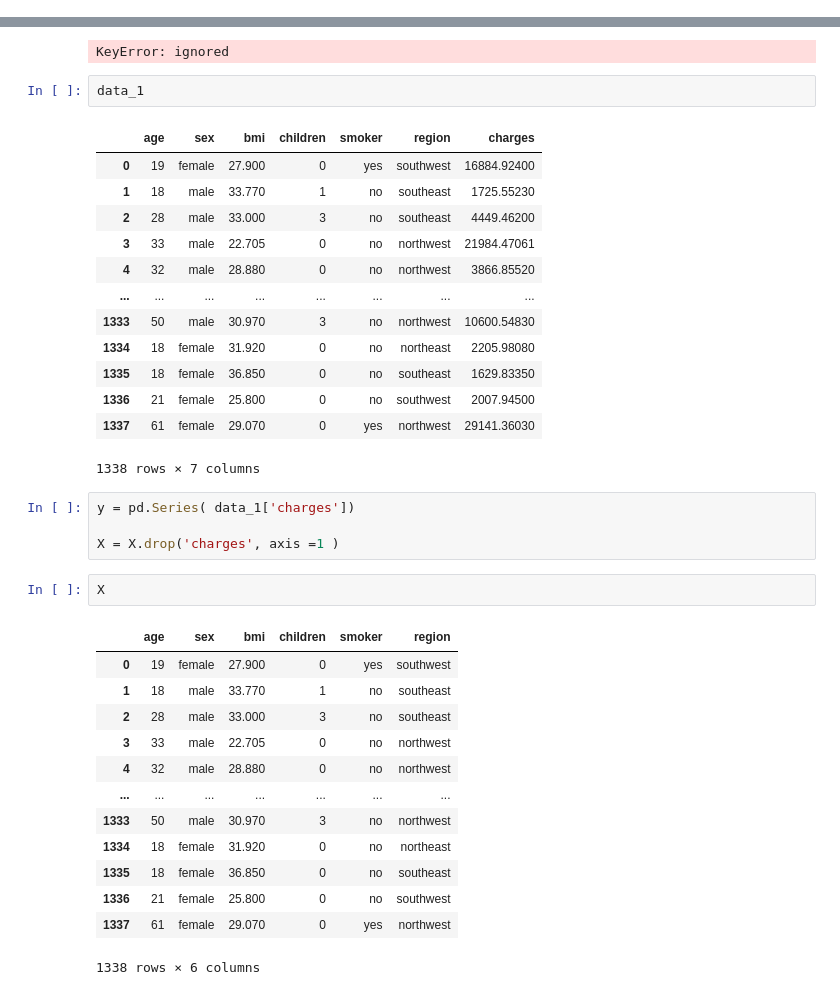
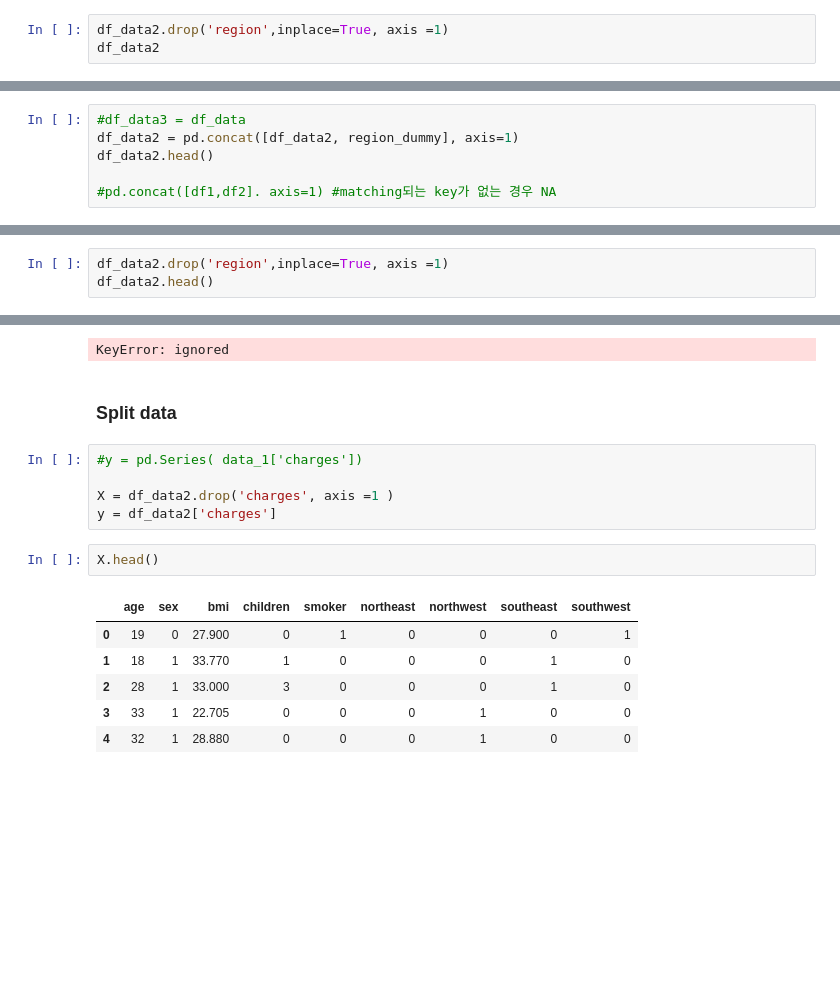
Before and after one commit to heejjj/Health_Bio_AI, a Jupyter notebook: Medical_Cost_Personal_Datasets_group3_HJ.ipynb, the cells around one changed output, grey strips where cells are left out. Cells and saved outputs as stored; diff of their text form; blank space fills up the shorter version.

```diff
--- a/Medical_Cost_Personal_Datasets_group3_HJ.ipynb
+++ b/Medical_Cost_Personal_Datasets_group3_HJ.ipynb
@@ -179,0 +211,3 @@ df_data2.head()
+# %%
+df_data2.drop('region',inplace=True, axis =1)
+df_data2
@@ -179,0 +228,6 @@ df_data2.head()
+# %%
+#df_data3 = df_data
+df_data2 = pd.concat([df_data2, region_dummy], axis=1)
+df_data2.head()
+
+#pd.concat([df1,df2]. axis=1) #matching되는 key가 없는 경우 NA
@@ -179,0 +241,3 @@ df_data2.head()
+# %%
+df_data2.drop('region',inplace=True, axis =1)
+df_data2.head()
@@ -623,40 +794,20 @@ sns.pairplot(data,
 data_1.drop(columns = 'charges',axis = 1)
 # %% [output]
 KeyError: ignored
-# %%
-data_1
-# %% [output]
-|  | age | sex | bmi | children | smoker | region | charges |
-| 0 | 19 | female | 27.900 | 0 | yes | southwest | 16884.92400 |
-| 1 | 18 | male | 33.770 | 1 | no | southeast | 1725.55230 |
-| 2 | 28 | male | 33.000 | 3 | no | southeast | 4449.46200 |
-| 3 | 33 | male | 22.705 | 0 | no | northwest | 21984.47061 |
-| 4 | 32 | male | 28.880 | 0 | no | northwest | 3866.85520 |
-| ... | ... | ... | ... | ... | ... | ... | ... |
-| 1333 | 50 | male | 30.970 | 3 | no | northwest | 10600.54830 |
-| 1334 | 18 | female | 31.920 | 0 | no | northeast | 2205.98080 |
-| 1335 | 18 | female | 36.850 | 0 | no | southeast | 1629.83350 |
-| 1336 | 21 | female | 25.800 | 0 | no | southwest | 2007.94500 |
-| 1337 | 61 | female | 29.070 | 0 | yes | northwest | 29141.36030 |
-1338 rows × 7 columns
+# %% [markdown]
+### Split data
 # %%
-y = pd.Series( data_1['charges'])
+#y = pd.Series( data_1['charges'])
 
-X = X.drop('charges', axis =1 )
+X = df_data2.drop('charges', axis =1 )
+y = df_data2['charges']
 # %%
-X
+X.head()
 # %% [output]
-|  | age | sex | bmi | children | smoker | region |
-| 0 | 19 | female | 27.900 | 0 | yes | southwest |
-| 1 | 18 | male | 33.770 | 1 | no | southeast |
-| 2 | 28 | male | 33.000 | 3 | no | southeast |
-| 3 | 33 | male | 22.705 | 0 | no | northwest |
-| 4 | 32 | male | 28.880 | 0 | no | northwest |
-| ... | ... | ... | ... | ... | ... | ... |
-| 1333 | 50 | male | 30.970 | 3 | no | northwest |
-| 1334 | 18 | female | 31.920 | 0 | no | northeast |
-| 1335 | 18 | female | 36.850 | 0 | no | southeast |
-| 1336 | 21 | female | 25.800 | 0 | no | southwest |
-| 1337 | 61 | female | 29.070 | 0 | yes | northwest |
+|  | age | sex | bmi | children | smoker | northeast | northwest | southeast | southwest |
+| 0 | 19 | 0 | 27.900 | 0 | 1 | 0 | 0 | 0 | 1 |
+| 1 | 18 | 1 | 33.770 | 1 | 0 | 0 | 0 | 1 | 0 |
+| 2 | 28 | 1 | 33.000 | 3 | 0 | 0 | 0 | 1 | 0 |
+| 3 | 33 | 1 | 22.705 | 0 | 0 | 0 | 1 | 0 | 0 |
+| 4 | 32 | 1 | 28.880 | 0 | 0 | 0 | 1 | 0 | 0 |
-1338 rows × 6 columns
 # %%
```
Also changed, not shown: parts of 37 cells of this notebook.
